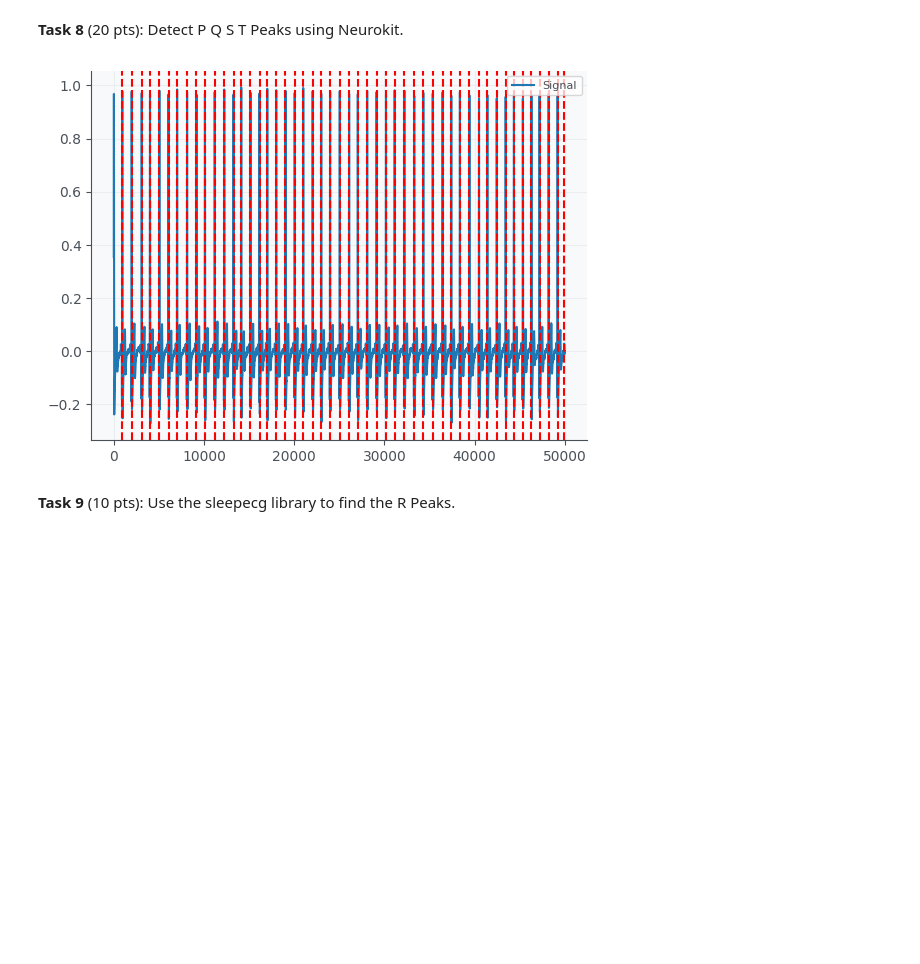
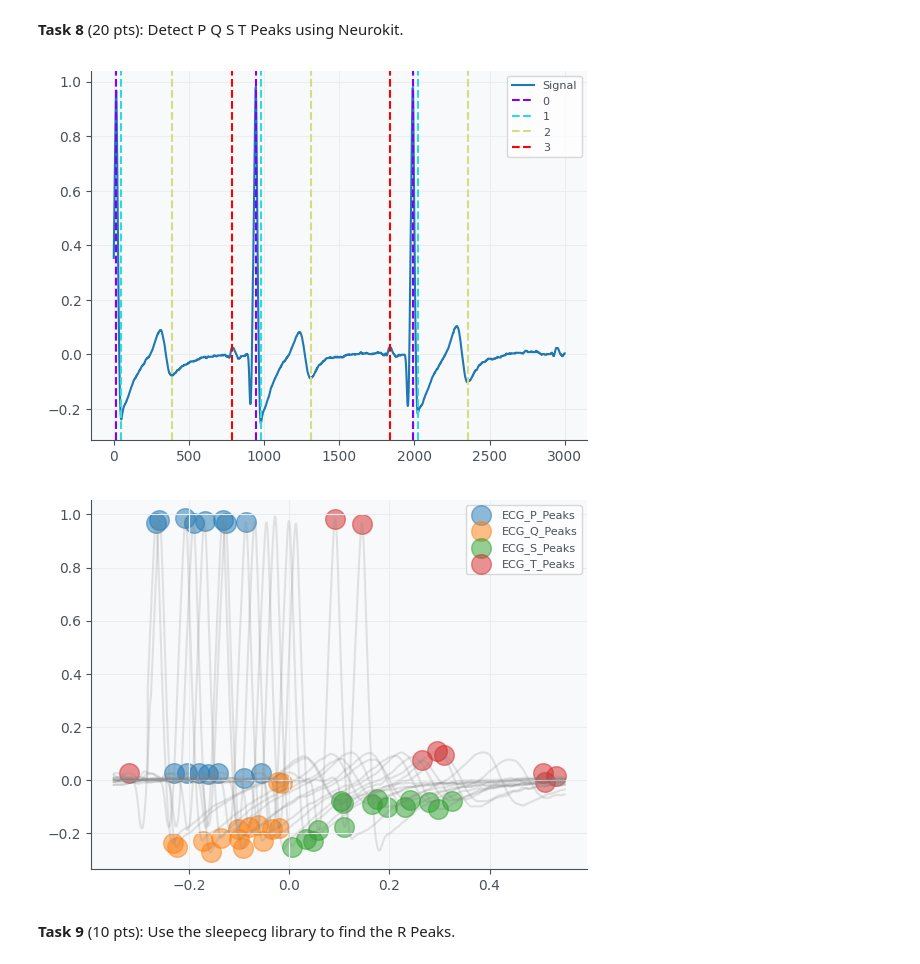
Before and after one commit to Dragphan/cs666student, a Jupyter notebook: CS666_Assignment_1.ipynb, the cells around one changed output. Saved outputs shown, nothing was run; the diff lists cells and outputs as text; code cells hidden in the pictures; blank space fills up the shorter version.

```diff
--- a/CS666_Assignment_1.ipynb
+++ b/CS666_Assignment_1.ipynb
@@ -135,26 +135,28 @@ Successfully installed neurokit2-0.2.12
 # %%
 # We know the R spikes now but what about P Q S T waves?
 # Hint: Look at the tutorial: https://neuropsychology.github.io/NeuroKit/examples/ecg_delineate/ecg_delineate.html
 # Hint 2: The plot will have blue, orange, green, and red circles :)
 # Hint 3: rpeaks were detected above from biosppy's ecg.ecg method
 
 ecg_signal = nk.data(dataset=f"ecg_{SAMPLING_RATE}hz")
 
 _, waves_peak = nk.ecg_delineate(ecg_signal, rpeaks=r_peaks, sampling_rate=SAMPLING_RATE, method="peak")
 
-plot = nk.events_plot([waves_peak['ECG_T_Peaks'][:3],
-                       waves_peak['ECG_P_Peaks'][:3],
+plot = nk.events_plot([waves_peak['ECG_P_Peaks'][:3],
                        waves_peak['ECG_Q_Peaks'][:3],
-                       waves_peak['ECG_S_Peaks'][:3]], ecg_signal[:SAMPLES_3S])
+                       waves_peak['ECG_S_Peaks'][:3],
+                       waves_peak['ECG_T_Peaks'][:3]
+                       ], ecg_signal[:SAMPLES_3S])
 
 _, waves_peak = nk.ecg_delineate(ecg_signal,
                                  rpeaks=r_peaks,
                                  sampling_rate=SAMPLING_RATE,
                                  method="peak",
                                  show=True,
                                  show_type='peaks')
 # %% [output]
-[figure, old version]
+[figure, new version]
+[figure, added]
 # %%
 '''
  The detection was decent, there were some errors with the T-peak in the first
```
Also changed, not shown: parts of 4 cells of this notebook.
